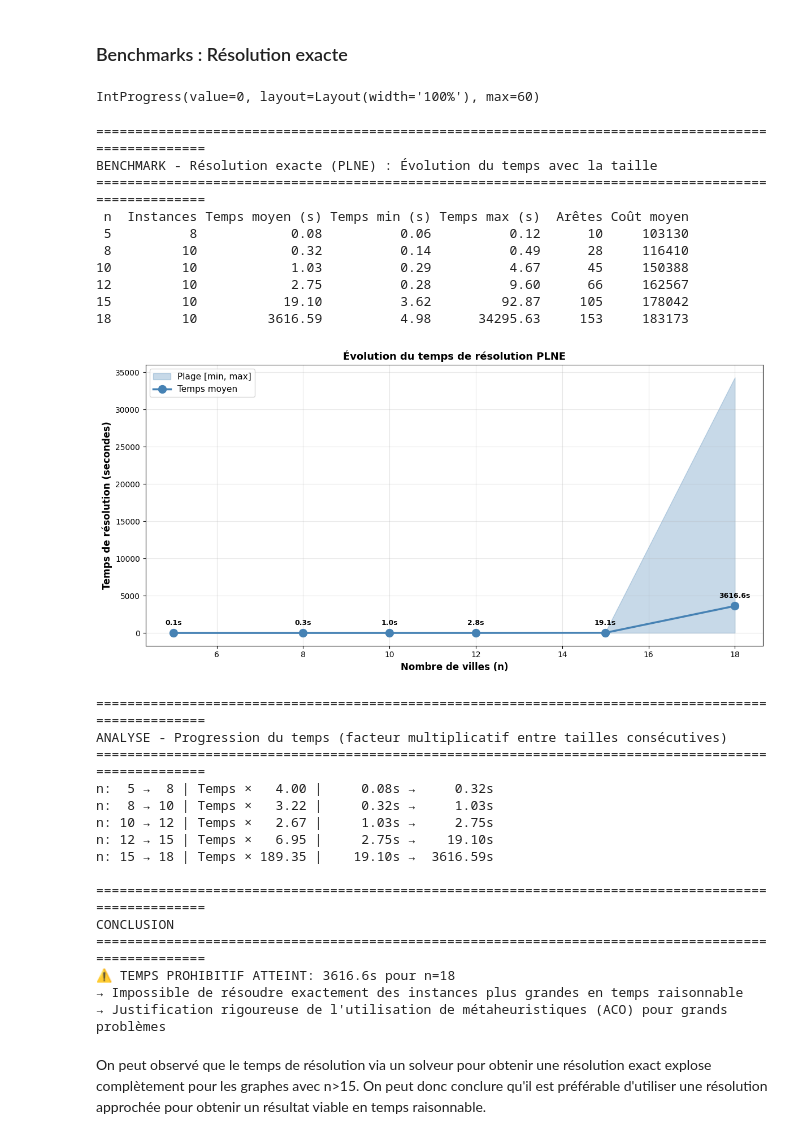
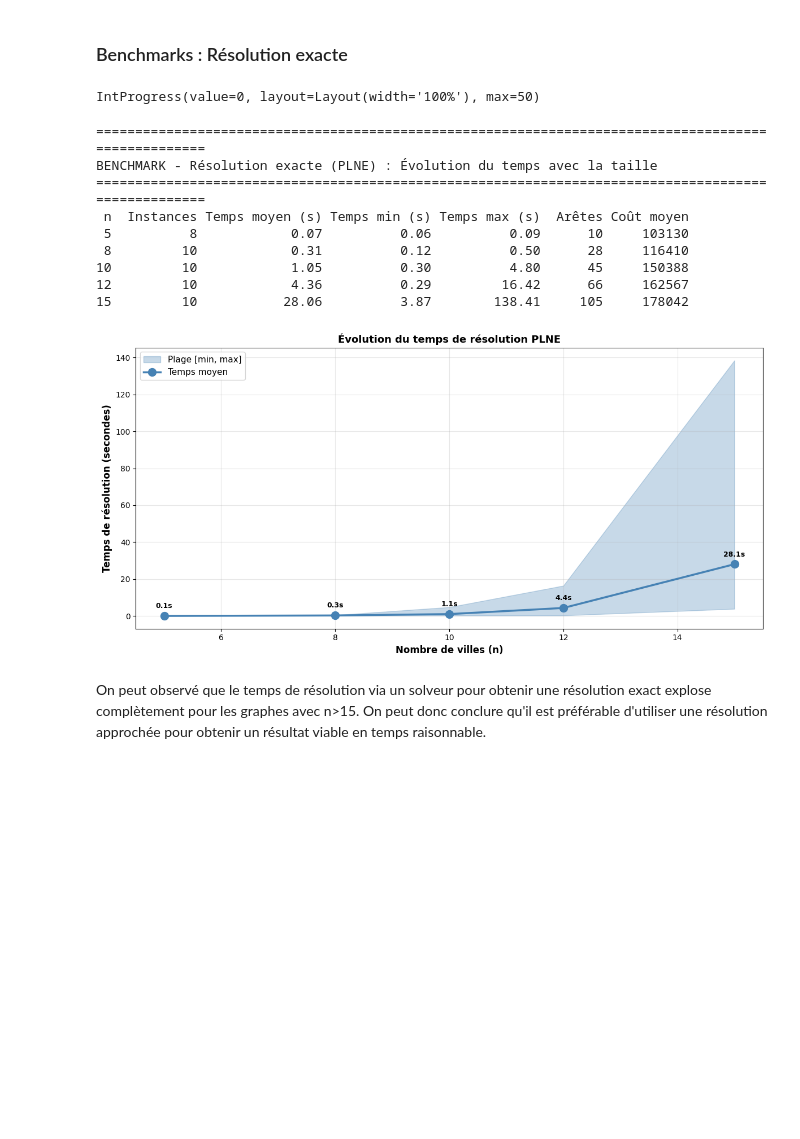
Before and after one commit to RobinNoiret/school-fisa3-recherche_operationnelle, a Jupyter notebook: RN-livrable.ipynb, the cells around one changed output. Cells and saved outputs as stored; diff of their text form; code cells hidden in the pictures; blank space fills up the shorter version.

```diff
--- a/RN-livrable.ipynb
+++ b/RN-livrable.ipynb
@@ -1131,57 +1131,41 @@ def benchmark_resolution_exacte(tailles_n, nb_instances_par_taille=5, **kwargs_g
     ax.plot(n_values, temps_moyens_vals, 'o-', linewidth=2.5, markersize=10, color='steelblue', label='Temps moyen')
 
     # Annoter chaque point avec la valeur
     for n, t_moyen in zip(n_values, temps_moyens_vals):
         ax.annotate(f'{t_moyen:.1f}s', xy=(n, t_moyen), xytext=(0, 10),
                    textcoords='offset points', ha='center', fontsize=9, fontweight='bold')
 
     ax.set_xlabel('Nombre de villes (n)', fontsize=12, fontweight='bold')
     ax.set_ylabel('Temps de résolution (secondes)', fontsize=12, fontweight='bold')
     ax.set_title('Évolution du temps de résolution PLNE', fontsize=13, fontweight='bold')
     ax.grid(True, alpha=0.3)
     ax.legend(fontsize=11, loc='upper left')
 
     plt.tight_layout()
     plt.show()
 
     return df
 
 # Exécuter le benchmark
 df_benchmark = benchmark_resolution_exacte(
-    tailles_n=[5, 8, 10, 12, 15, 18],
+    tailles_n=[5, 8, 10, 12, 15],
     nb_instances_par_taille=10,
     pct_travaux=0.05,
     pct_interdites=0.02,
     pct_dependances=0.3
 )
 # %% [output]
-IntProgress(value=0, layout=Layout(width='100%'), max=60)
+IntProgress(value=0, layout=Layout(width='100%'), max=50)
 ====================================================================================================
 BENCHMARK - Résolution exacte (PLNE) : Évolution du temps avec la taille
 ====================================================================================================
  n  Instances Temps moyen (s) Temps min (s) Temps max (s)  Arêtes Coût moyen
- 5          8            0.08          0.06          0.12      10     103130
- 8         10            0.32          0.14          0.49      28     116410
-10         10            1.03          0.29          4.67      45     150388
-12         10            2.75          0.28          9.60      66     162567
-15         10           19.10          3.62         92.87     105     178042
-18         10         3616.59          4.98      34295.63     153     183173
+ 5          8            0.07          0.06          0.09      10     103130
+ 8         10            0.31          0.12          0.50      28     116410
+10         10            1.05          0.30          4.80      45     150388
+12         10            4.36          0.29         16.42      66     162567
+15         10           28.06          3.87        138.41     105     178042
-[figure, old version]
+[figure, new version]
-====================================================================================================
-ANALYSE - Progression du temps (facteur multiplicatif entre tailles consécutives)
-====================================================================================================
-n:  5 →  8 | Temps ×   4.00 |     0.08s →     0.32s
-n:  8 → 10 | Temps ×   3.22 |     0.32s →     1.03s
-n: 10 → 12 | Temps ×   2.67 |     1.03s →     2.75s
-n: 12 → 15 | Temps ×   6.95 |     2.75s →    19.10s
-n: 15 → 18 | Temps × 189.35 |    19.10s →  3616.59s
-
-====================================================================================================
-CONCLUSION
-====================================================================================================
-⚠ TEMPS PROHIBITIF ATTEINT: 3616.6s pour n=18
-→ Impossible de résoudre exactement des instances plus grandes en temps raisonnable
-→ Justification rigoureuse de l'utilisation de métaheuristiques (ACO) pour grands problèmes
 # %% [markdown]
 On peut observé que le temps de résolution via un solveur pour obtenir une résolution exact explose complètement pour les graphes avec n>15. On peut donc conclure qu'il est préférable d'utiliser une résolution approchée pour obtenir un résultat viable en temps raisonnable.
 # %% [markdown]
```
Also changed, not shown: parts of 2 cells of this notebook.
